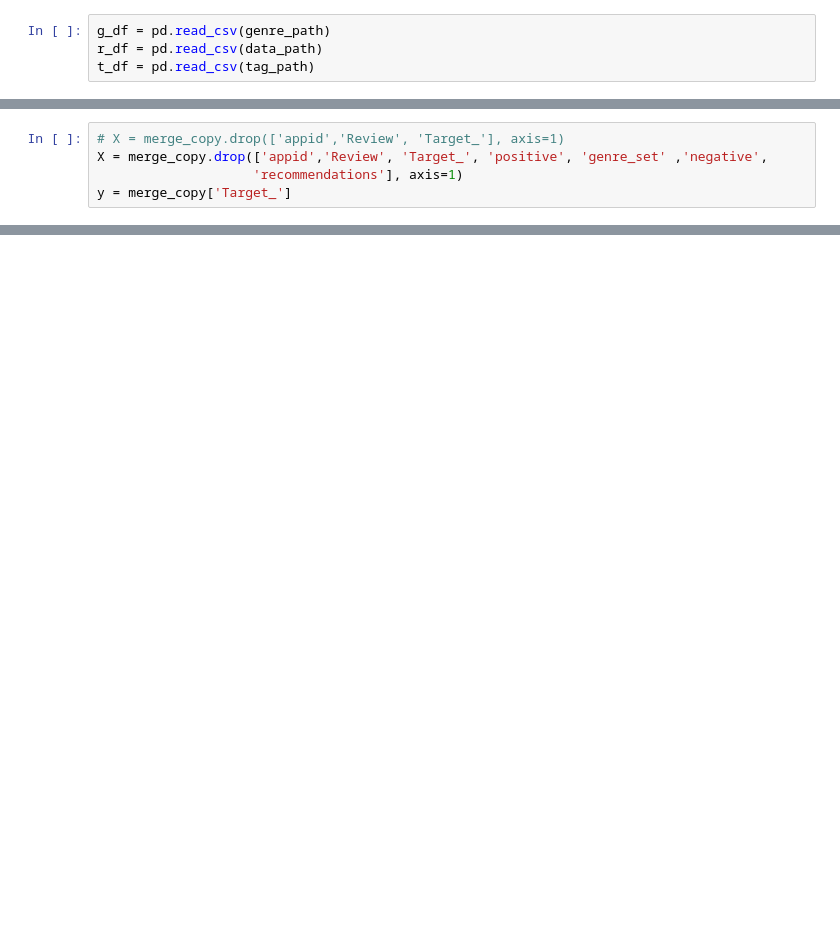
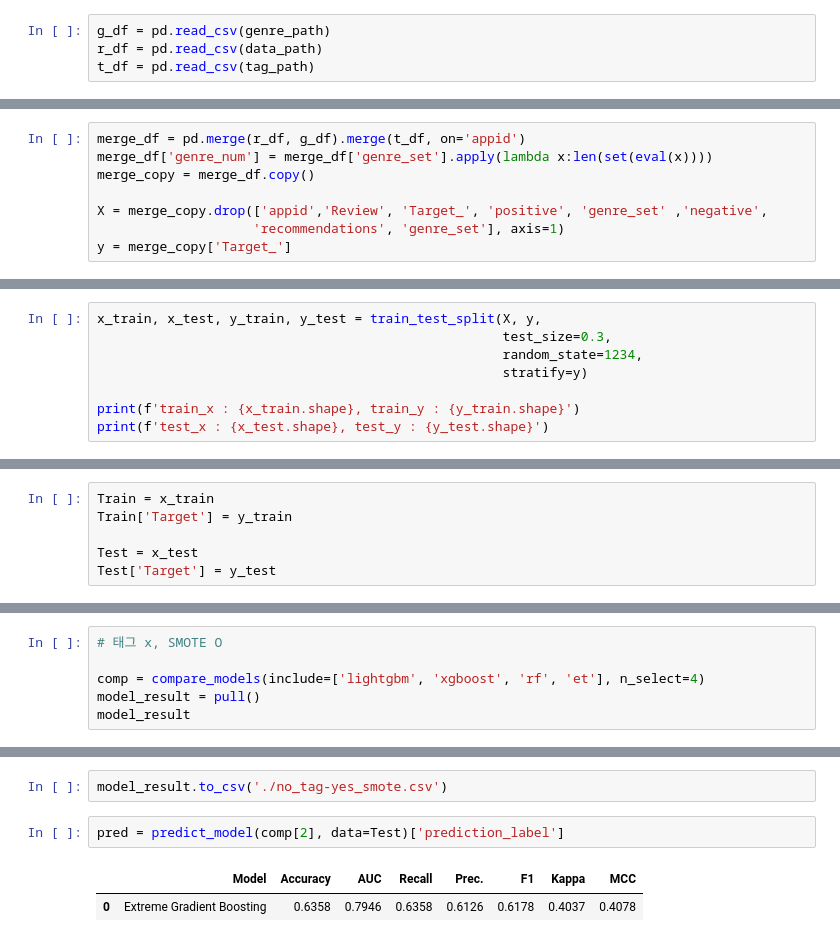
Before and after one commit to trevormoon/ASAC_ml_project, a Jupyter notebook: EDA/LSH/model/basic.ipynb, the cells around one changed output, grey strips where cells are left out. Drawn from its saved outputs; the diff is of its cells as text; blank space fills up the shorter version.

```diff
--- a/EDA/LSH/model/basic.ipynb
+++ b/EDA/LSH/model/basic.ipynb
@@ -44,7 +49,10 @@ merge_copy = merge_df.copy()
 # %%
-# X = merge_copy.drop(['appid','Review', 'Target_'], axis=1)
+merge_df = pd.merge(r_df, g_df).merge(t_df, on='appid')
+merge_df['genre_num'] = merge_df['genre_set'].apply(lambda x:len(set(eval(x))))
+merge_copy = merge_df.copy()
+
 X = merge_copy.drop(['appid','Review', 'Target_', 'positive', 'genre_set' ,'negative',
-                    'recommendations'], axis=1)
+                    'recommendations', 'genre_set'], axis=1)
 y = merge_copy['Target_']
 # %%
 print(X.shape, y.shape)
@@ -345,0 +61,8 @@ imp_lgb_df.head(15)
+# %%
+x_train, x_test, y_train, y_test = train_test_split(X, y,
+                                                    test_size=0.3,
+                                                    random_state=1234,
+                                                    stratify=y)
+
+print(f'train_x : {x_train.shape}, train_y : {y_train.shape}')
+print(f'test_x : {x_test.shape}, test_y : {y_test.shape}')
@@ -345,0 +92,6 @@ imp_lgb_df.head(15)
+# %%
+Train = x_train
+Train['Target'] = y_train
+
+Test = x_test
+Test['Target'] = y_test
@@ -345,0 +102,6 @@ imp_lgb_df.head(15)
+# %%
+# 태그 x, SMOTE O
+
+comp = compare_models(include=['lightgbm', 'xgboost', 'rf', 'et'], n_select=4)
+model_result = pull()
+model_result
@@ -345,0 +120,7 @@ imp_lgb_df.head(15)
+# %%
+model_result.to_csv('./no_tag-yes_smote.csv')
+# %%
+pred = predict_model(comp[2], data=Test)['prediction_label']
+# %% [output]
+|  | Model | Accuracy | AUC | Recall | Prec. | F1 | Kappa | MCC |
+| 0 | Extreme Gradient Boosting | 0.6358 | 0.7946 | 0.6358 | 0.6126 | 0.6178 | 0.4037 | 0.4078 |
```
Also changed, not shown: parts of 52 cells of this notebook, 6 other files.
